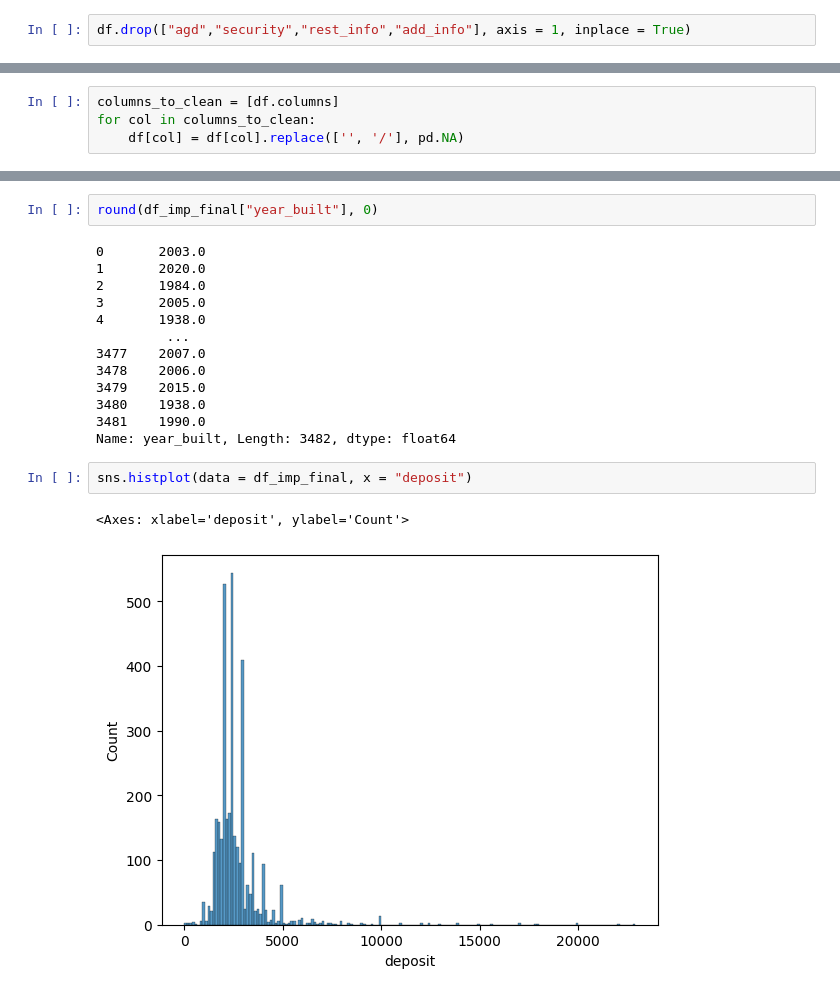
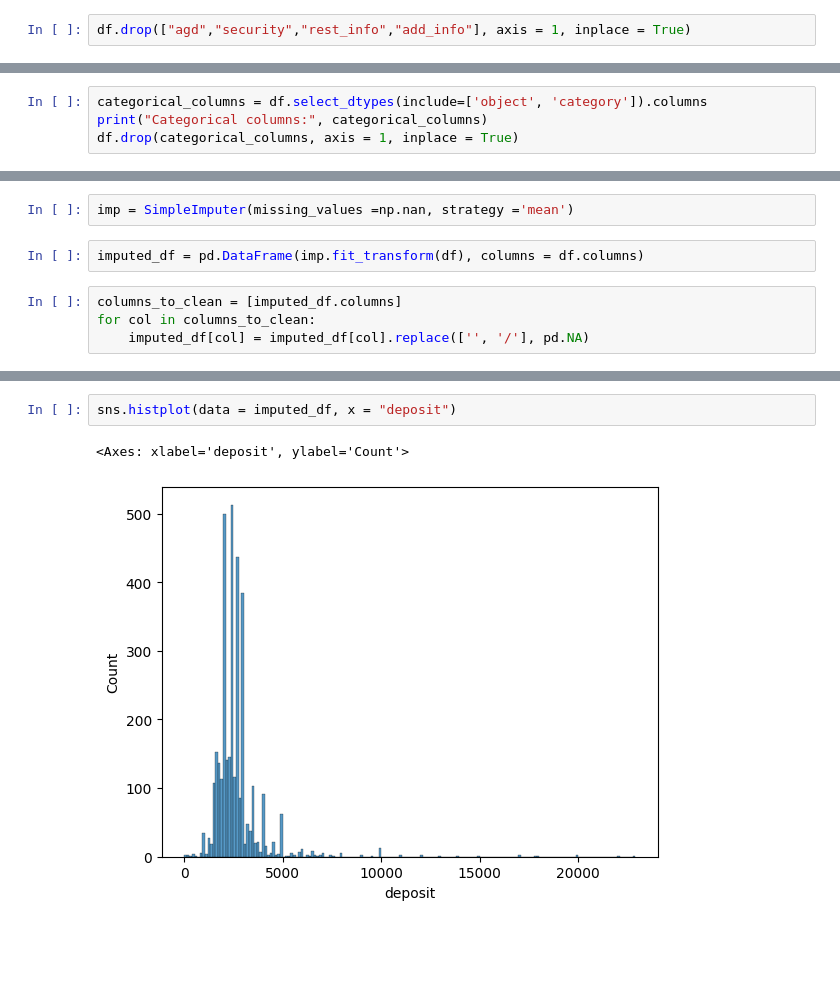
Before and after one commit to filki/Kaggle_Warsaw_rent_prices, a Jupyter notebook: starter.ipynb, the cells around one changed output, grey strips where cells are left out. Saved outputs shown, nothing was run; the diff lists cells and outputs as text; blank space fills up the shorter version.

```diff
--- a/starter.ipynb
+++ b/starter.ipynb
@@ -323,0 +341,4 @@ df.drop(["agd","security","rest_info","add_info"], axis = 1, inplace = True)
+# %%
+categorical_columns = df.select_dtypes(include=['object', 'category']).columns
+print("Categorical columns:", categorical_columns)
+df.drop(categorical_columns, axis = 1, inplace = True)
@@ -324,4 +347,8 @@ df.drop(["agd","security","rest_info","add_info"], axis = 1, inplace = True)
+# %%
+imp = SimpleImputer(missing_values =np.nan, strategy ='mean')
+# %%
+imputed_df = pd.DataFrame(imp.fit_transform(df), columns = df.columns)
 # %%
-columns_to_clean = [df.columns]
+columns_to_clean = [imputed_df.columns]
 for col in columns_to_clean:
-    df[col] = df[col].replace(['', '/'], pd.NA)
+    imputed_df[col] = imputed_df[col].replace(['', '/'], pd.NA)
@@ -460,21 +355,6 @@ Name: floor, Length: 3482, dtype: float64
-# %%
-round(df_imp_final["year_built"], 0)
-# %% [output]
-0       2003.0
-1       2020.0
-2       1984.0
-3       2005.0
-4       1938.0
-         ...
-3477    2007.0
-3478    2006.0
-3479    2015.0
-3480    1938.0
-3481    1990.0
-Name: year_built, Length: 3482, dtype: float64
 # %%
-sns.histplot(data = df_imp_final, x = "deposit")
+sns.histplot(data = imputed_df, x = "deposit")
 # %% [output]
 <Axes: xlabel='deposit', ylabel='Count'>
-[figure, old version]
+[figure, new version]
 # %%
```
Also changed, not shown: parts of 28 cells of this notebook.
